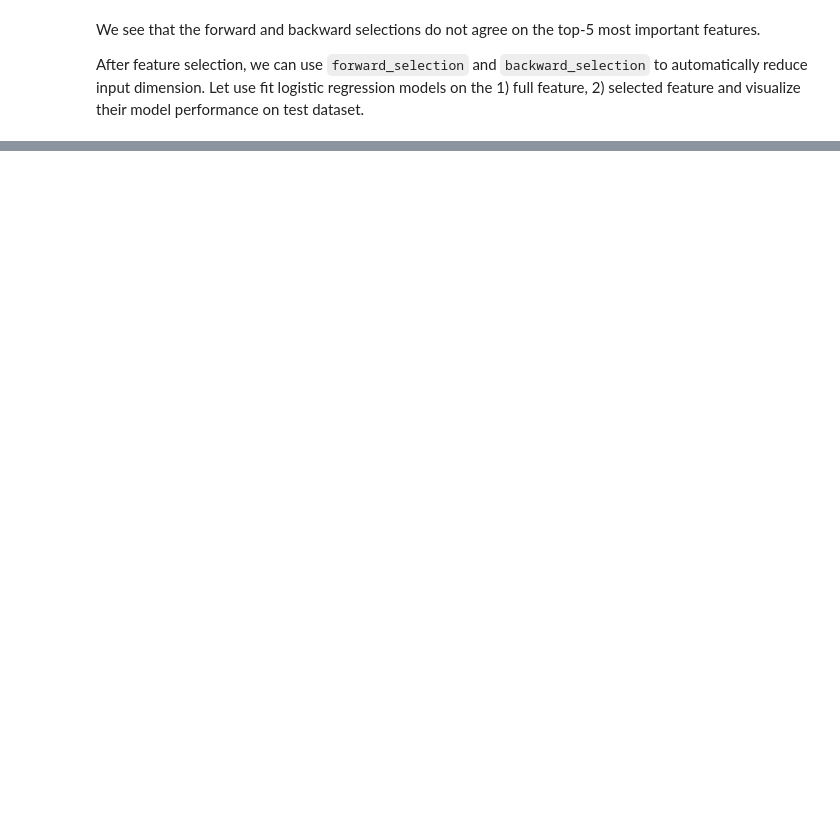
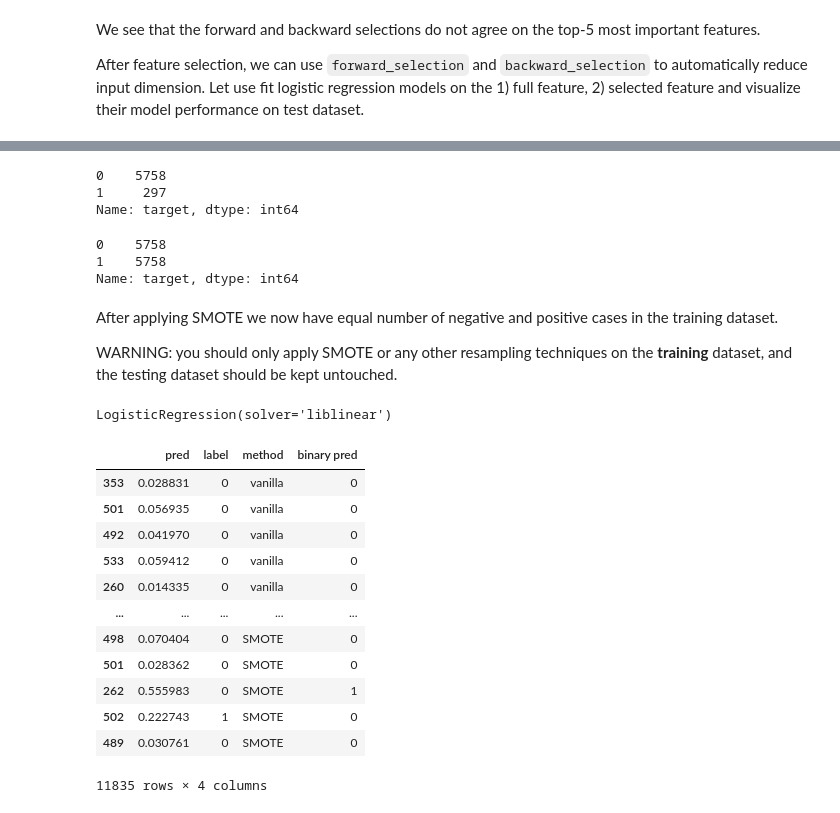
Before and after one commit to nus-mornin-lab/Advanced-Biostatistics-Hands-On, a Jupyter notebook: Hands_On_2.ipynb, the cells around one changed output, grey strips where cells are left out. Saved outputs shown, nothing was run; the diff lists cells and outputs as text; code cells hidden in the pictures; blank space fills up the shorter version.

Commit message:
handson 2 added SMOTE.

```diff
--- a/Hands_On_2.ipynb
+++ b/Hands_On_2.ipynb
@@ -419,0 +500,2 @@ From both the ROC and precision-recall curves we see that the full model has sim
+# %%
+pred_BW = model_BW.predict_proba(X_df_RTest)
@@ -419,0 +513,56 @@ From both the ROC and precision-recall curves we see that the full model has sim
+# %%
+# Use SMOTE to resample minority class.
+smote_sampler = SMOTE(random_state=12,sampling_strategy='minority')
+X_df_SMOTE, y_df_SMOTE = smote_sampler.fit_resample(X_df_RTrain, y_df_RTrain)
+# %%
+y_df_RTrain.value_counts()
+# %% [output]
+0    5758
+1     297
+Name: target, dtype: int64
+# %%
+y_df_SMOTE.value_counts()
+# %% [output]
+0    5758
+1    5758
+Name: target, dtype: int64
+# %% [markdown]
+After applying SMOTE we now have equal number of negative and positive cases in the training dataset.
+
+WARNING: you should only apply SMOTE or any other resampling techniques on the **training** dataset, and the testing dataset should be kept untouched.
+# %%
+model_SMOTE = logit(solver='liblinear')
+model_SMOTE.fit(X_df_SMOTE,y_df_SMOTE)
+# %% [output]
+LogisticRegression(solver='liblinear')
+# %%
+pred_SMOTE = model_SMOTE.predict_proba(X_df_RTest)
+# %%
+# Gather test results for imbalanced dataset
+
+IM_results_df = pd.DataFrame(
+    {
+        'pred':np.vstack([pred,pred_BW,pred_SMOTE])[:,1],
+        'label':pd.concat([y_df_RTest]*3),
+        'method':['vanilla']*pred.shape[0]+['balanced weight']*pred_BW.shape[0]+['SMOTE']*pred_SMOTE.shape[0]
+    }
+)
+
+threshold = 0.5
+
+IM_results_df['binary pred'] = (IM_results_df['pred']>threshold).astype('int')
+IM_results_df
+# %% [output]
+|  | pred | label | method | binary pred |
+| 353 | 0.028831 | 0 | vanilla | 0 |
+| 501 | 0.056935 | 0 | vanilla | 0 |
+| 492 | 0.041970 | 0 | vanilla | 0 |
+| 533 | 0.059412 | 0 | vanilla | 0 |
+| 260 | 0.014335 | 0 | vanilla | 0 |
+| ... | ... | ... | ... | ... |
+| 498 | 0.070404 | 0 | SMOTE | 0 |
+| 501 | 0.028362 | 0 | SMOTE | 0 |
+| 262 | 0.555983 | 0 | SMOTE | 1 |
+| 502 | 0.222743 | 1 | SMOTE | 0 |
+| 489 | 0.030761 | 0 | SMOTE | 0 |
+11835 rows × 4 columns
```
Also changed, not shown: parts of 34 cells of this notebook.
